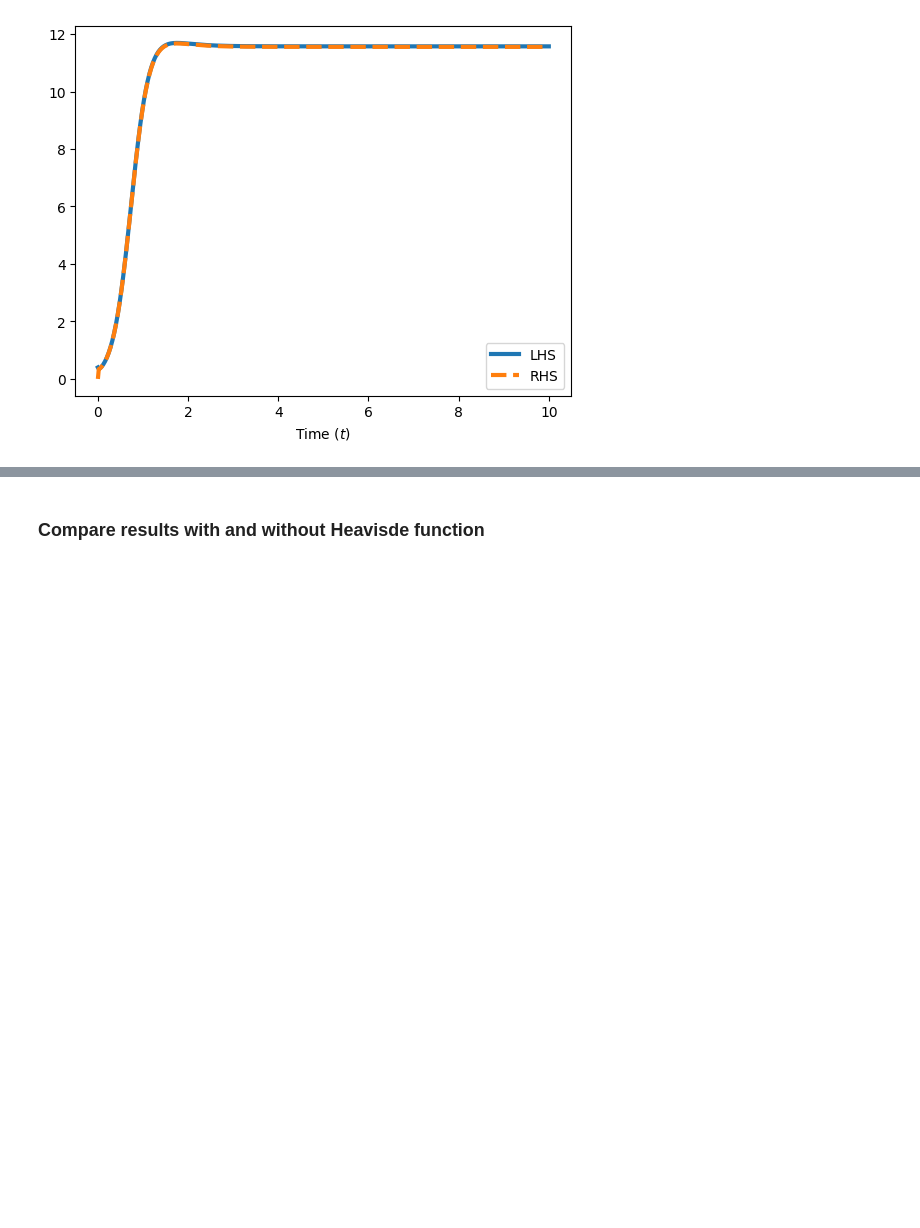
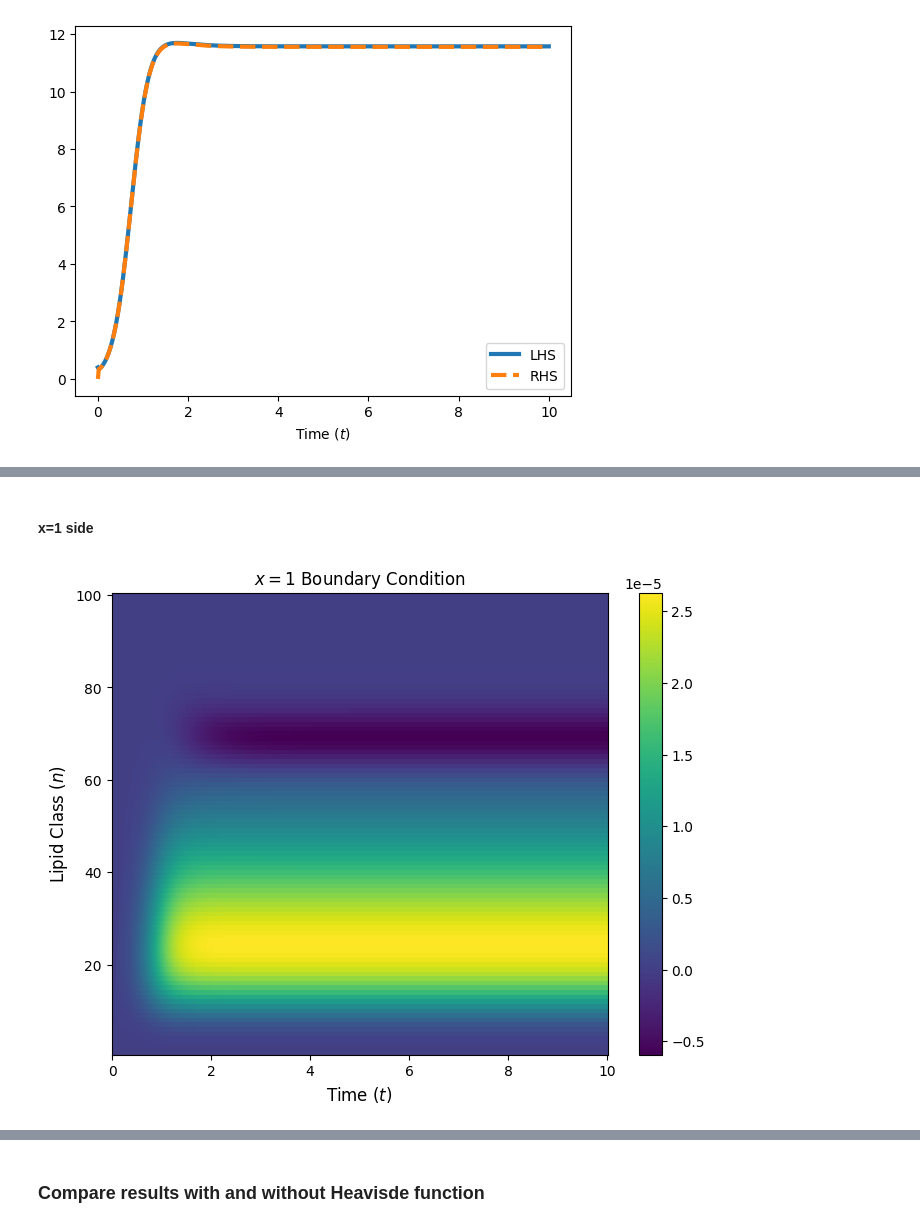
Before and after one commit to eleonoraagostinelli/VolumeFilling-Multiscale-Model, a Jupyter notebook: Discrete_SpaceStructure_Solver.ipynb, the cells around one changed output, grey strips where cells are left out. Saved outputs shown, nothing was run; the diff lists cells and outputs as text; code cells hidden in the pictures; blank space fills up the shorter version.

```diff
--- a/Discrete_SpaceStructure_Solver.ipynb
+++ b/Discrete_SpaceStructure_Solver.ipynb
@@ -302,0 +370,24 @@ plt.show()
+# %% [markdown]
+#### x=1 side
+# %%
+# Manually check the flux at j=J
+phi = results["spatial"]["phi"]
+approx_flux = - (p.D_min + (1 - p.D_min) * model.n_decay) * p.M * (((phi[:,p.M-1]+phi[:,p.M])/2)[:, None] * (U[:, p.M, :] - U[:, p.M-1, :]) - (U[:, p.M-1 ,:] + U[:, p.M, :])/2 * (phi[:, p.M] - phi[:, p.M-1])[:, None])
+emigration = p.gamma * (p.D_min + (1 - p.D_min) * model.n_decay) * U[:, -1, :]
+
+plt.figure(figsize=(8, 6))
+
+mesh = plt.pcolormesh(sol.t, model.n_array[1:p.N+1], (approx_flux - emigration)[:, 1:p.N+1].T,
+                     cmap='viridis', shading='auto') # hot, OrRd, Reds
+
+# Add the Colorbar so we can read the values
+cbar = plt.colorbar(mesh)
+
+# Format the Plot
+plt.xlabel("Time ($t$)", fontsize=12)
+plt.ylabel("Lipid Class ($n$)", fontsize=12)
+plt.title("$x=1$ Boundary Condition")
+
+plt.show()
+# %% [output]
+[figure, added]
```
Also changed, not shown: parts of 15 cells of this notebook.
